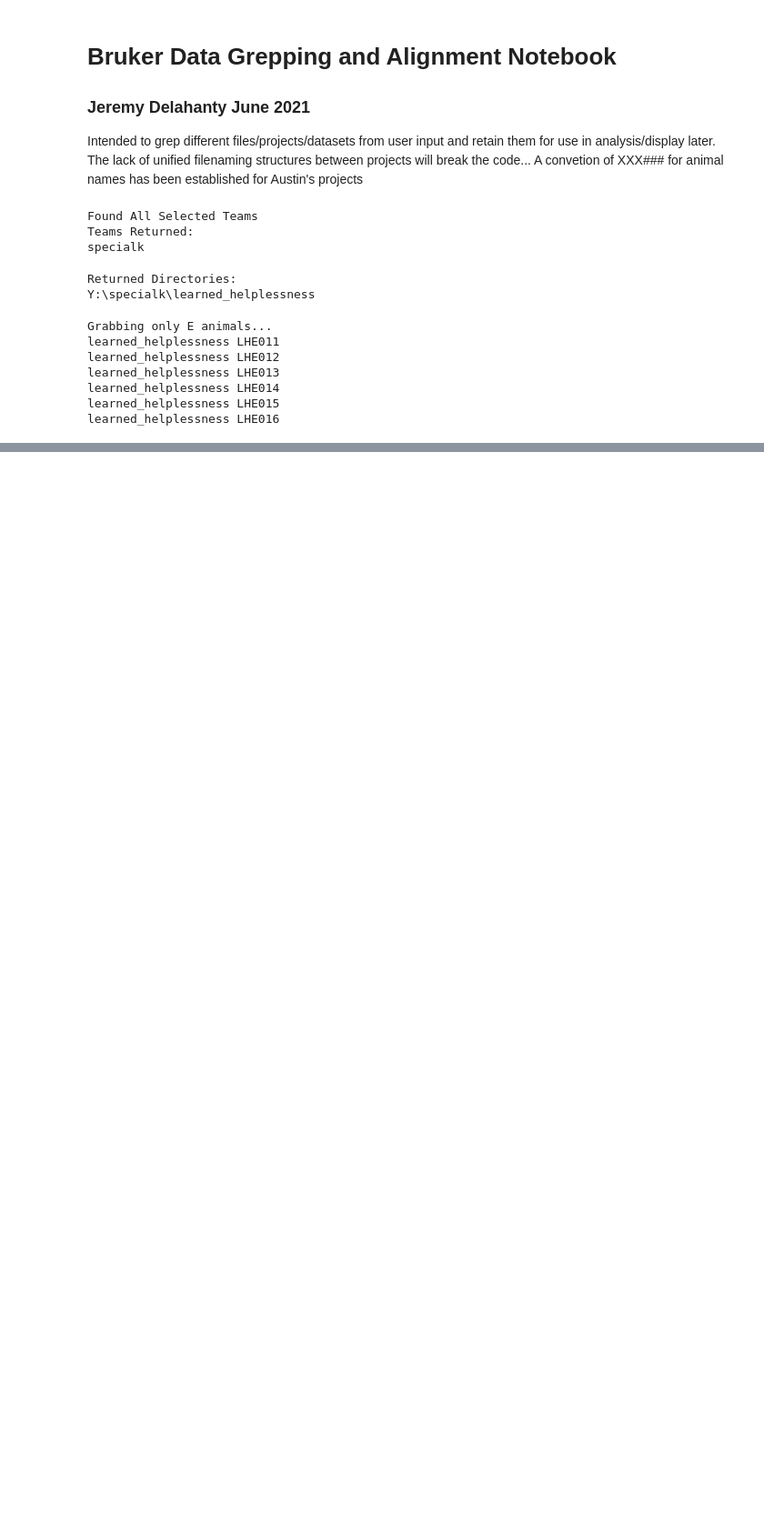
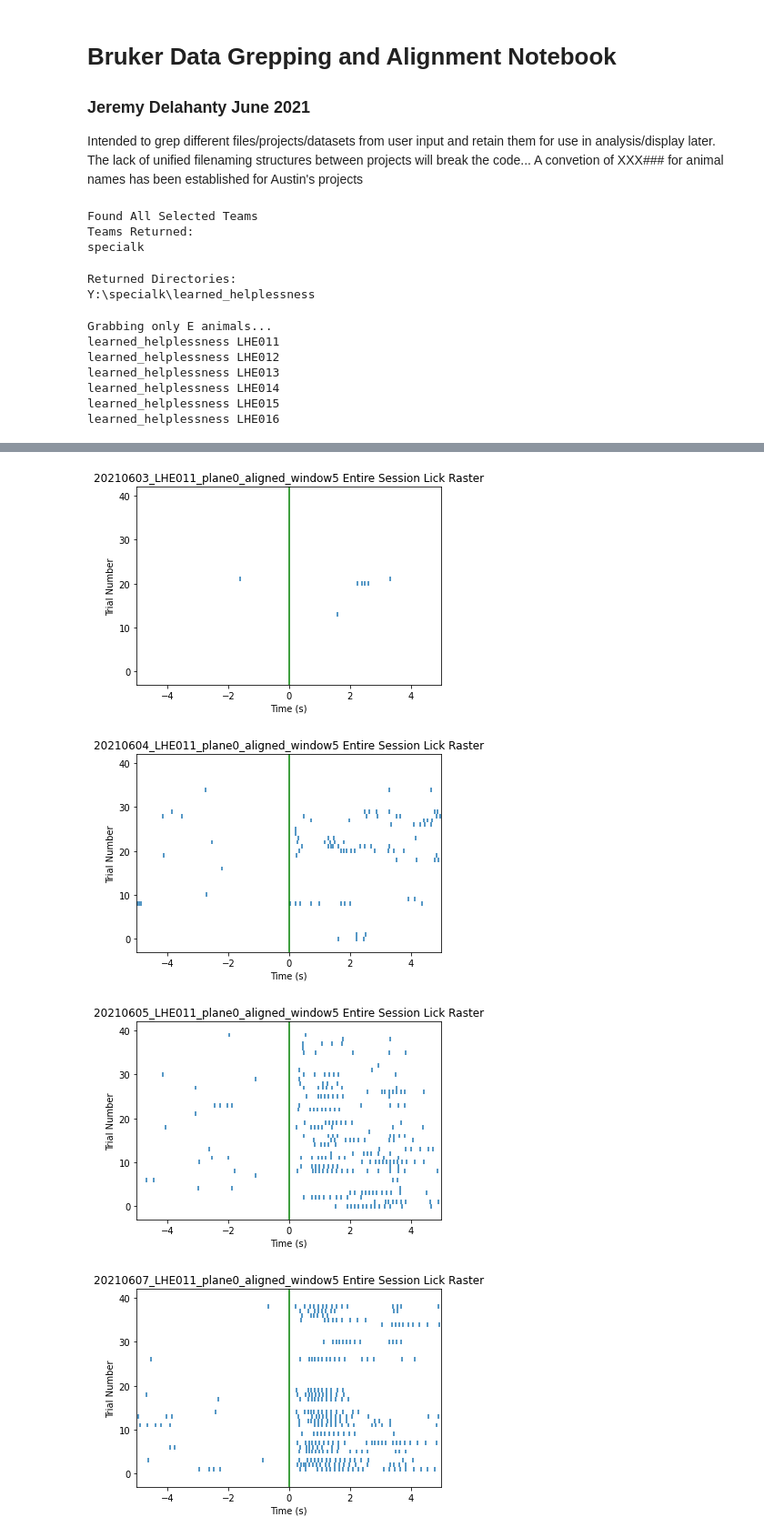
Before and after one commit to Tyelab/headfix_behavior_data_dev, a Jupyter notebook: bruker_data_grepping.ipynb, the cells around one changed output, grey strips where cells are left out. Shown: that part at 91% size. Cells and saved outputs as stored; diff of their text form; code cells hidden in the pictures; blank space fills up the shorter version.

```diff
--- a/bruker_data_grepping.ipynb
+++ b/bruker_data_grepping.ipynb
@@ -384,0 +739,38 @@ twop_config_list = grep_twop_behavior_config(data_list)
+# %%
+def gen_session_lick_raster(aligned_list):
+
+    counter = 0
+    for aligned_file in aligned_list:
+
+        # use converters with eval function to retain list from csv format
+        session_df = pd.read_csv(aligned_file, converters={"LiquidOn_licks": eval}, index_col="trial")
+
+        session_df["centered_licks"] = np.empty((len(session_df), 0)).tolist()
+
+
+        for lick_list in session_df["LiquidOn_licks"].items():
+            for lick in lick_list[1]:
+                value = (lick - session_df["LiquidOn"].loc[lick_list[0]]).round(3)
+                session_df["centered_licks"].loc[lick_list[0]].append(value)
+
+        session_liquid_centered_lists = [lick for lick in session_df["centered_licks"]]
+
+        session_lick_raster_fig, ax = plt.subplots()
+        plt.xlim(-5, 5)
+        plt.title(aligned_file.stem + " Entire Session Lick Raster")
+        plt.xlabel("Time (s)")
+        plt.ylabel("Trial Number")
+        plt.axvline(x=0, ymin=0, ymax=40, color="green", label="test")
+        ax.eventplot(positions=session_liquid_centered_lists)
+
+        counter += 1
+
+        if counter == 7:
+            break
+
+gen_session_lick_raster(aligned_list)
+# %% [output]
+[figure, added]
+[figure, added]
+[figure, added]
+[figure, added]
```
Also changed, not shown: parts of 17 cells of this notebook, 1 other file.
